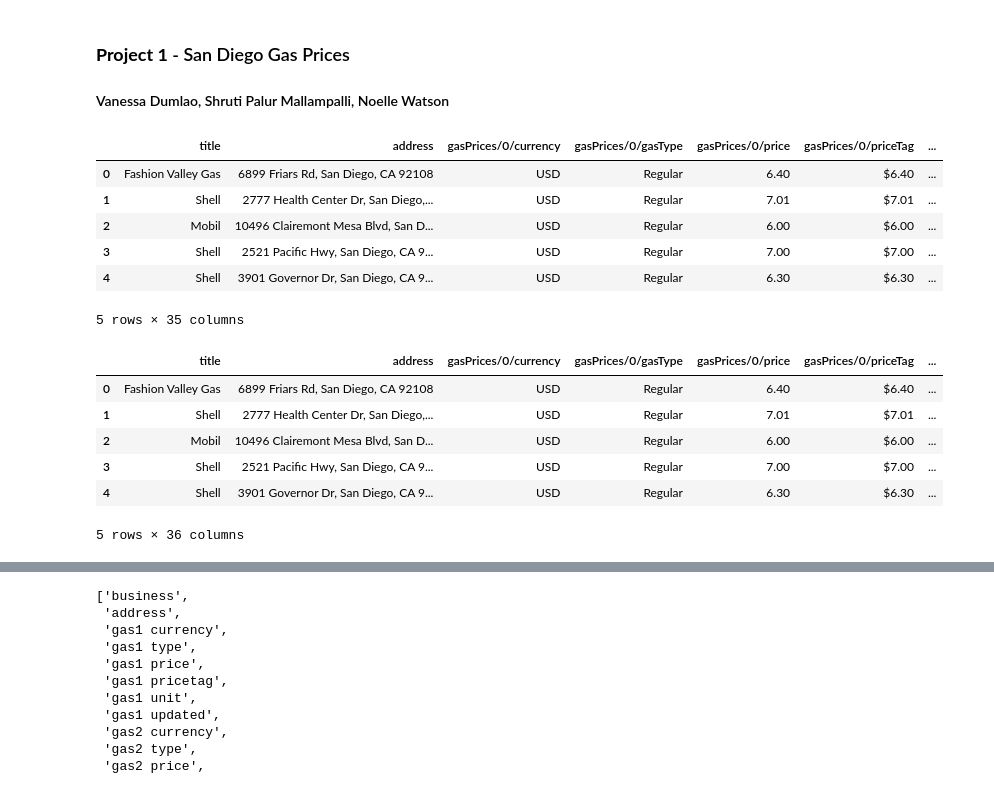
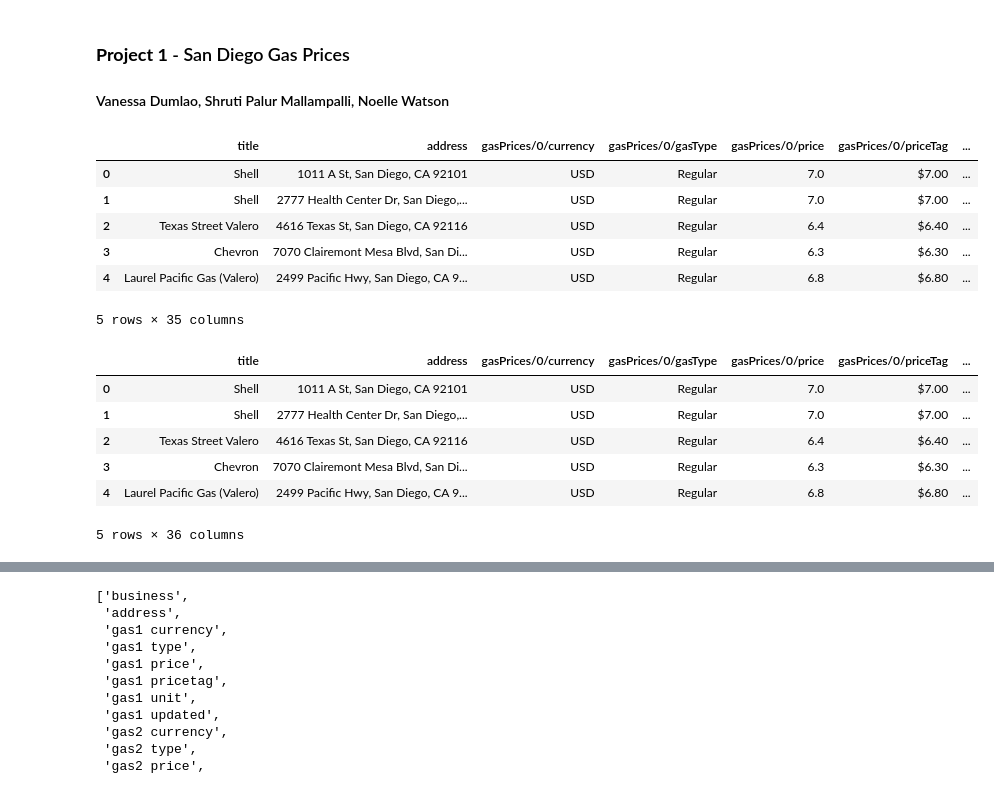
Before and after one commit to Lilnessa/Project1, a Jupyter notebook: gas_prices_zip_code.ipynb, the cells around one changed output, grey strips where cells are left out. Saved outputs shown, nothing was run; the diff lists cells and outputs as text; code cells hidden in the pictures.

```diff
--- a/gas_prices_zip_code.ipynb
+++ b/gas_prices_zip_code.ipynb
@@ -9,15 +9,15 @@ import numpy as np
 from config import numbeo_api
 # %%
 # Pull in gas prices csv
-gas_prices_data = pd.read_csv("Resources/gas-prices_2023-10-02.csv")
+gas_prices_data = pd.read_csv("Resources/gas-prices-10-04.csv")
 gas_prices_data.head()
 # %% [output]
 |  | title | address | gasPrices/0/currency | gasPrices/0/gasType | gasPrices/0/price | gasPrices/0/priceTag | ... |
-| 0 | Fashion Valley Gas | 6899 Friars Rd, San Diego, CA 92108 | USD | Regular | 6.40 | $6.40 | ... |
-| 1 | Shell | 2777 Health Center Dr, San Diego,... | USD | Regular | 7.01 | $7.01 | ... |
-| 2 | Mobil | 10496 Clairemont Mesa Blvd, San D... | USD | Regular | 6.00 | $6.00 | ... |
-| 3 | Shell | 2521 Pacific Hwy, San Diego, CA 9... | USD | Regular | 7.00 | $7.00 | ... |
-| 4 | Shell | 3901 Governor Dr, San Diego, CA 9... | USD | Regular | 6.30 | $6.30 | ... |
+| 0 | Shell | 1011 A St, San Diego, CA 92101 | USD | Regular | 7.0 | $7.00 | ... |
+| 1 | Shell | 2777 Health Center Dr, San Diego,... | USD | Regular | 7.0 | $7.00 | ... |
+| 2 | Texas Street Valero | 4616 Texas St, San Diego, CA 92116 | USD | Regular | 6.4 | $6.40 | ... |
+| 3 | Chevron | 7070 Clairemont Mesa Blvd, San Di... | USD | Regular | 6.3 | $6.30 | ... |
+| 4 | Laurel Pacific Gas (Valero) | 2499 Pacific Hwy, San Diego, CA 9... | USD | Regular | 6.8 | $6.80 | ... |
 5 rows × 35 columns
 # %%
 # Parse out zip code
@@ -25,11 +25,11 @@ gas_prices_data['zip code'] = gas_prices_data['address'].str.split().str[-1]
 gas_prices_data.head()
 # %% [output]
 |  | title | address | gasPrices/0/currency | gasPrices/0/gasType | gasPrices/0/price | gasPrices/0/priceTag | ... |
-| 0 | Fashion Valley Gas | 6899 Friars Rd, San Diego, CA 92108 | USD | Regular | 6.40 | $6.40 | ... |
-| 1 | Shell | 2777 Health Center Dr, San Diego,... | USD | Regular | 7.01 | $7.01 | ... |
-| 2 | Mobil | 10496 Clairemont Mesa Blvd, San D... | USD | Regular | 6.00 | $6.00 | ... |
-| 3 | Shell | 2521 Pacific Hwy, San Diego, CA 9... | USD | Regular | 7.00 | $7.00 | ... |
-| 4 | Shell | 3901 Governor Dr, San Diego, CA 9... | USD | Regular | 6.30 | $6.30 | ... |
+| 0 | Shell | 1011 A St, San Diego, CA 92101 | USD | Regular | 7.0 | $7.00 | ... |
+| 1 | Shell | 2777 Health Center Dr, San Diego,... | USD | Regular | 7.0 | $7.00 | ... |
+| 2 | Texas Street Valero | 4616 Texas St, San Diego, CA 92116 | USD | Regular | 6.4 | $6.40 | ... |
+| 3 | Chevron | 7070 Clairemont Mesa Blvd, San Di... | USD | Regular | 6.3 | $6.30 | ... |
+| 4 | Laurel Pacific Gas (Valero) | 2499 Pacific Hwy, San Diego, CA 9... | USD | Regular | 6.8 | $6.80 | ... |
 5 rows × 36 columns
 # %%
 # Rename Columns
```
Also changed, not shown: parts of 7 cells of this notebook.
